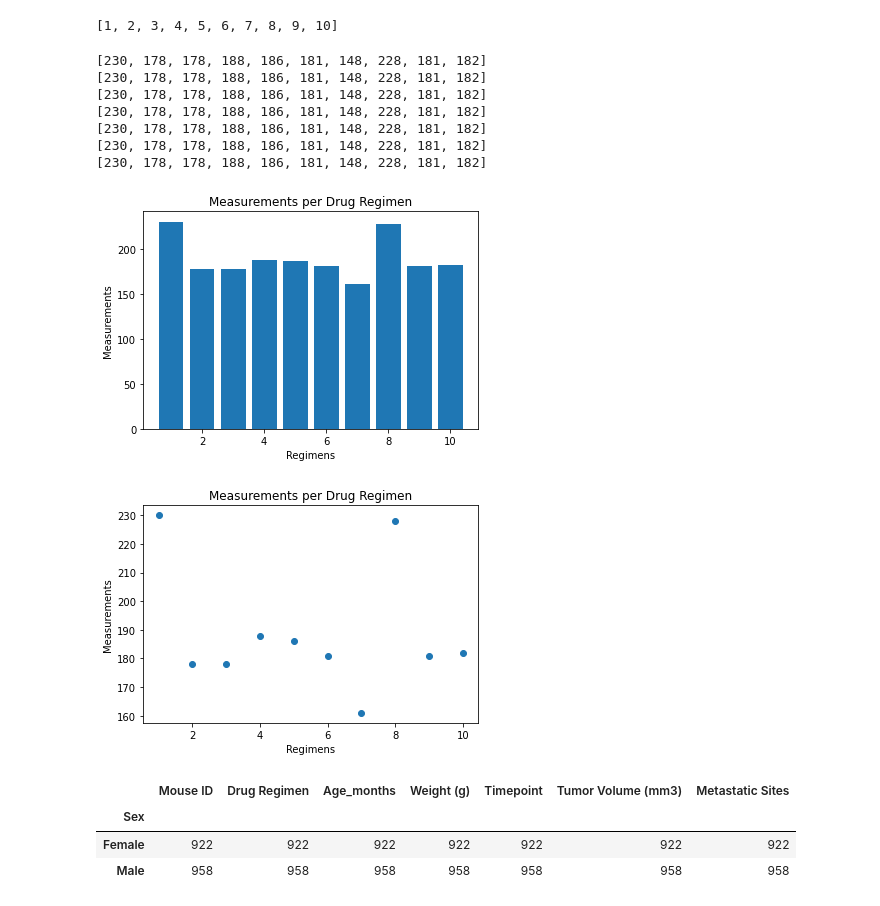
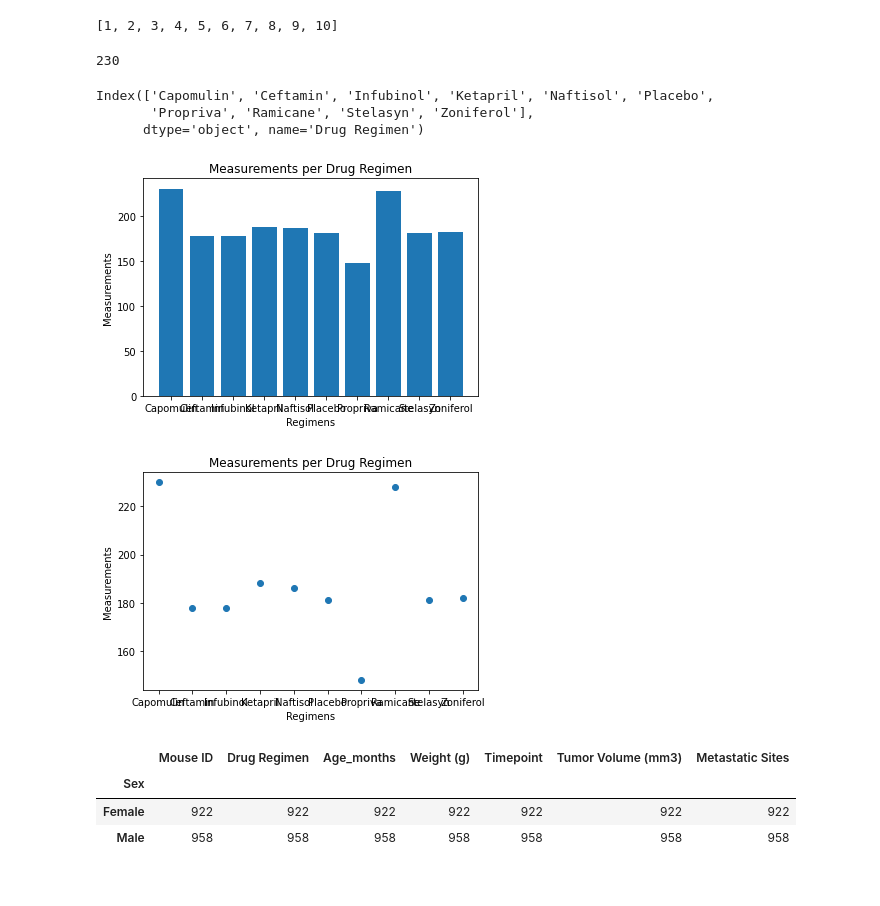
Before and after one commit to papadiscobravo/Pymeceutical-challenge-2, a Jupyter notebook: homework/assignment05/pymaceuticals_starter2.ipynb, the cells around one changed output. Cells and saved outputs as stored; diff of their text form; code cells hidden in the pictures.

```diff
--- a/homework/assignment05/pymaceuticals_starter2.ipynb
+++ b/homework/assignment05/pymaceuticals_starter2.ipynb
@@ -363,41 +363,50 @@ xValues
 # %% [output]
 [1, 2, 3, 4, 5, 6, 7, 8, 9, 10]
 # %%
+# print(measurementsPerRegimen)
 # for i in list(measurementsPerRegimen):
+#    print(i)
 #    print(measurementsPerRegimen[i].tolist())
-for i in list(data):
-    yValues = print(data[i].tolist())
+# for i in data:
+#    print(i)
+#    yValues = print(data[i].tolist())
+yValues = data["Mouse ID"]
+# print(type(yValues))
+# tells us this is a Pandas series
+# print(yValues[0])
+# print(yValues["Capomulin"])
 # %% [output]
-[230, 178, 178, 188, 186, 181, 148, 228, 181, 182]
-[230, 178, 178, 188, 186, 181, 148, 228, 181, 182]
-[230, 178, 178, 188, 186, 181, 148, 228, 181, 182]
-[230, 178, 178, 188, 186, 181, 148, 228, 181, 182]
-[230, 178, 178, 188, 186, 181, 148, 228, 181, 182]
-[230, 178, 178, 188, 186, 181, 148, 228, 181, 182]
-[230, 178, 178, 188, 186, 181, 148, 228, 181, 182]
+230
 # %%
-yValues = [230, 178, 178, 188, 186, 181, 161, 228, 181, 182]
+# yValues = [230, 178, 178, 188, 186, 181, 161, 228, 181, 182]
+regimens = data.index
+regimens
+# %% [output]
+Index(['Capomulin', 'Ceftamin', 'Infubinol', 'Ketapril', 'Naftisol', 'Placebo',
+       'Propriva', 'Ramicane', 'Stelasyn', 'Zoniferol'],
+      dtype='object', name='Drug Regimen')
 # %%
-plt.bar(xValues, yValues)
+# index = yValuesTest
+plt.bar(regimens, yValues)
 plt.title("Measurements per Drug Regimen")
 plt.ylabel("Measurements")
 plt.xlabel("Regimens")
 plt.show()
 # %% [output]
-[figure, old version]
+[figure, new version]
 # %%
 # plt.scatter(measurementsPerRegimen)
-plt.scatter(xValues, yValues)
+plt.scatter(regimens, yValues)
 plt.title("Measurements per Drug Regimen")
 plt.ylabel("Measurements")
 plt.xlabel("Regimens")
 plt.show()
 
 # measurementsPerRegimen.plot.bar(legend="")
 # plt.ylabel("measurements")
 # plt.title("Measurements per Drug Regimen")
 # %% [output]
-[figure, old version]
+[figure, new version]
 # %%
 # 9 Generate a pie plot showing the distribution of female versus male mice using pandas
 # This is going to use merged_df.
```
Also changed, not shown: parts of 14 cells of this notebook.
